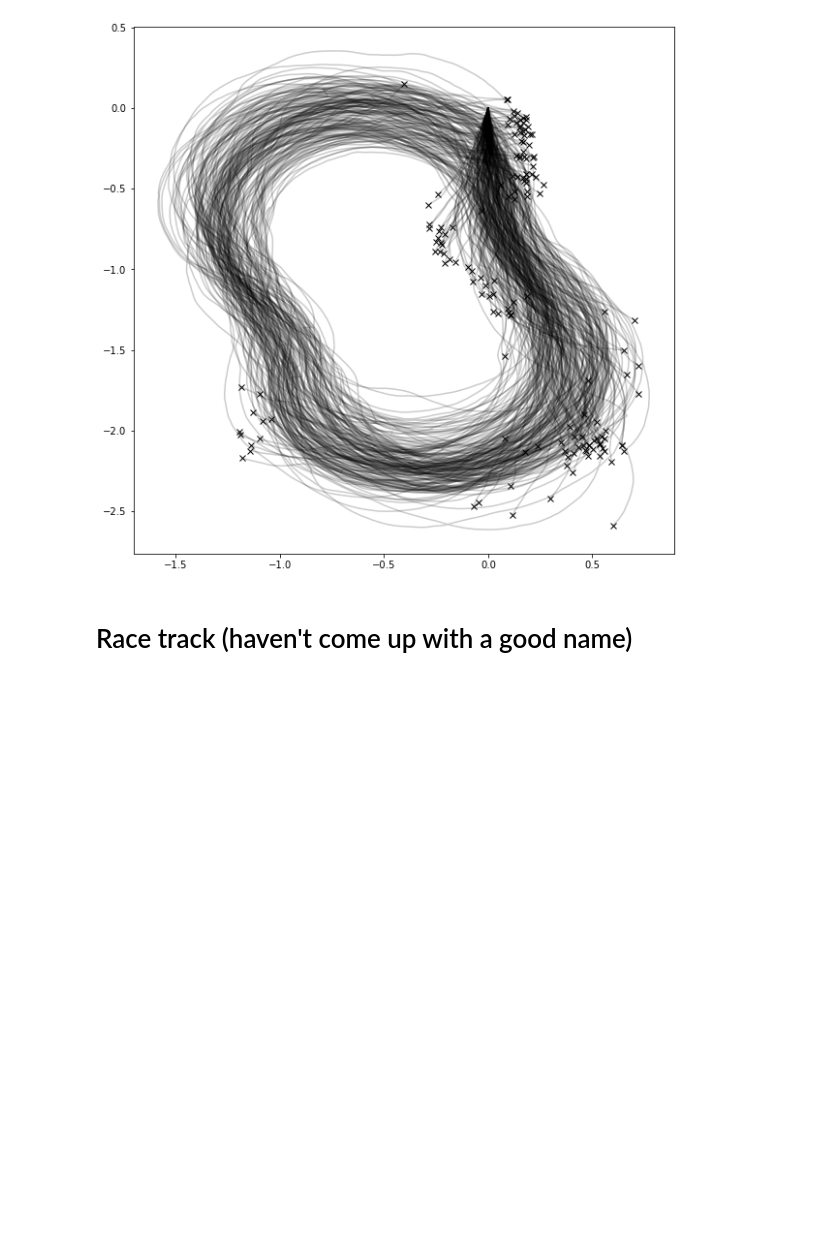
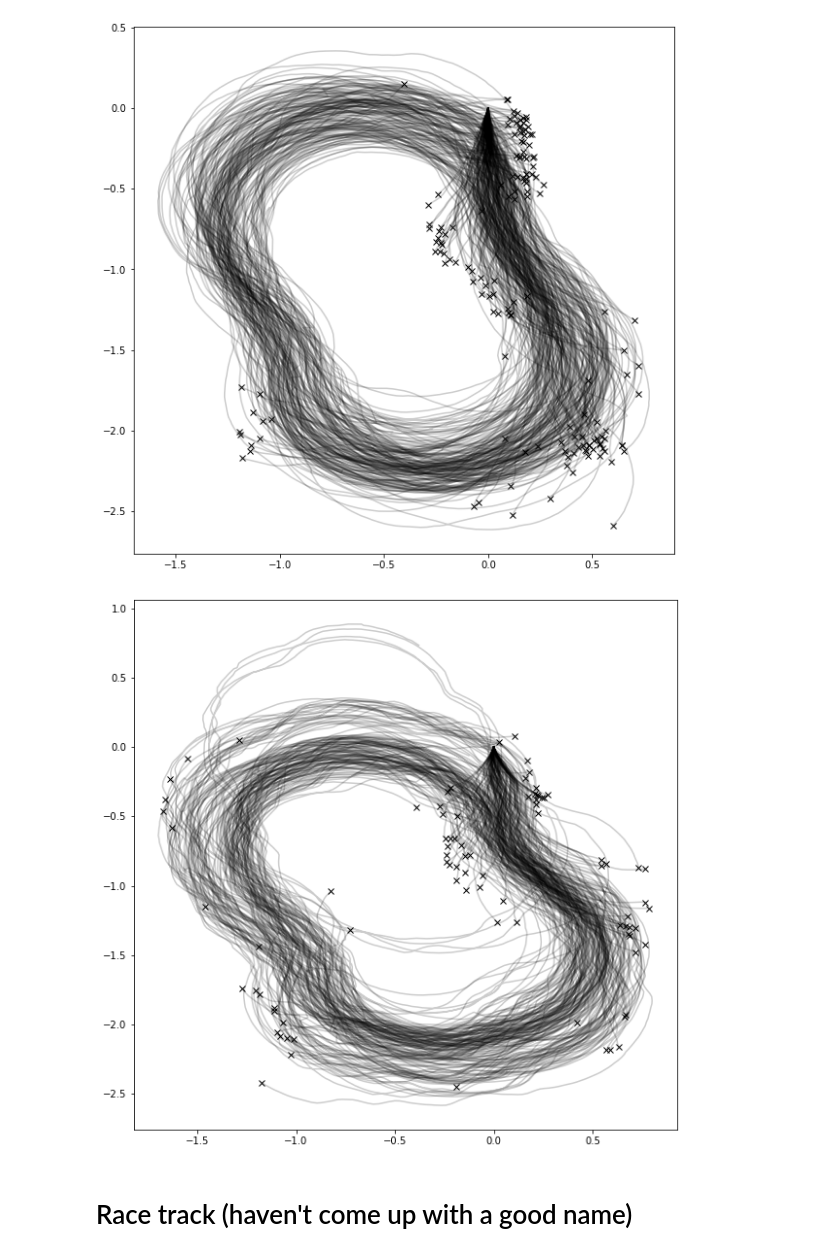
Before and after one commit to ari-viitala/RLDonkeyCar, a Jupyter notebook: analysis/Results.ipynb, the cells around one changed output. Cells and saved outputs as stored; diff of their text form; code cells hidden in the pictures; blank space fills up the shorter version.

```diff
--- a/analysis/Results.ipynb
+++ b/analysis/Results.ipynb
@@ -54,6 +41,10 @@ def plot_run_path(data_folder):
 plot_run_path("./results/real_sac/figure_8/")
 # %% [output]
 [figure]
+# %%
+plot_run_path("./results/real_dreamer/figure_8/")
+# %% [output]
+[figure, added]
 # %% [markdown]
 # Race track (haven't come up with a good name)
 # %%
```
Also changed, not shown: parts of 11 cells of this notebook, 10 other files.
